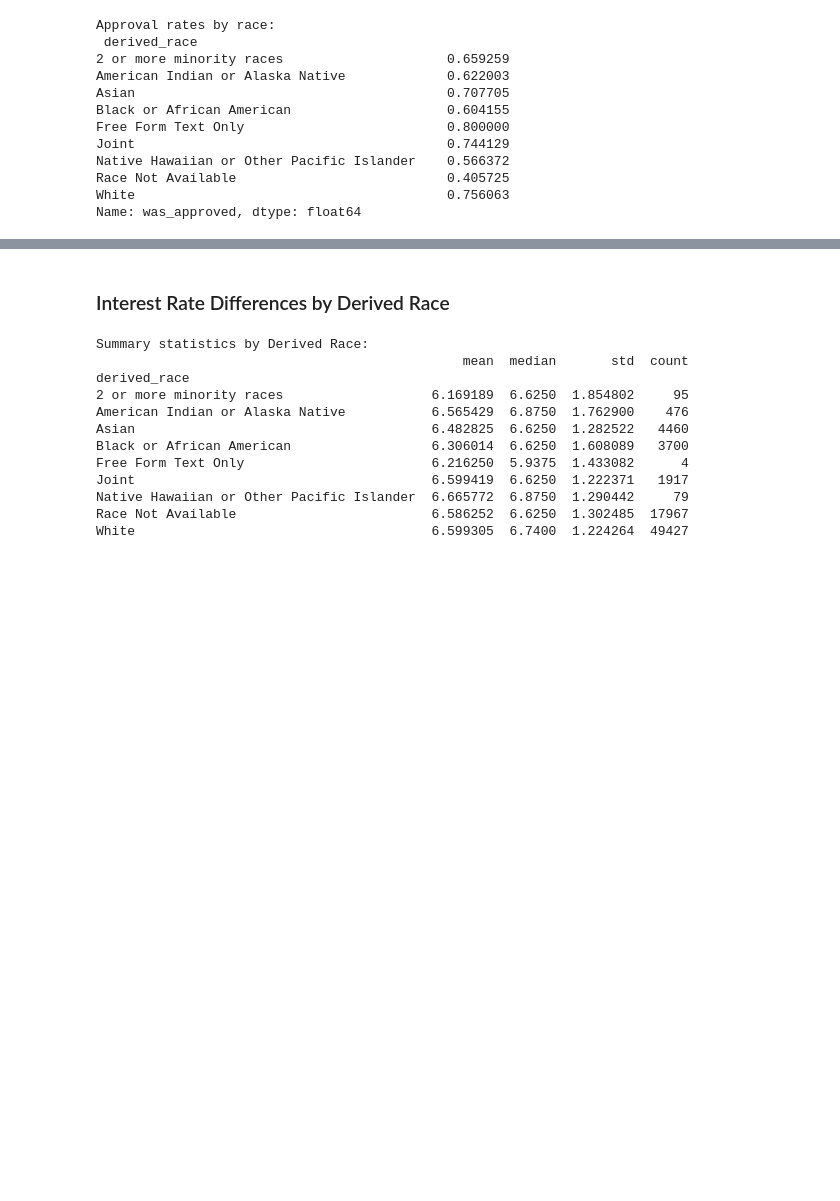
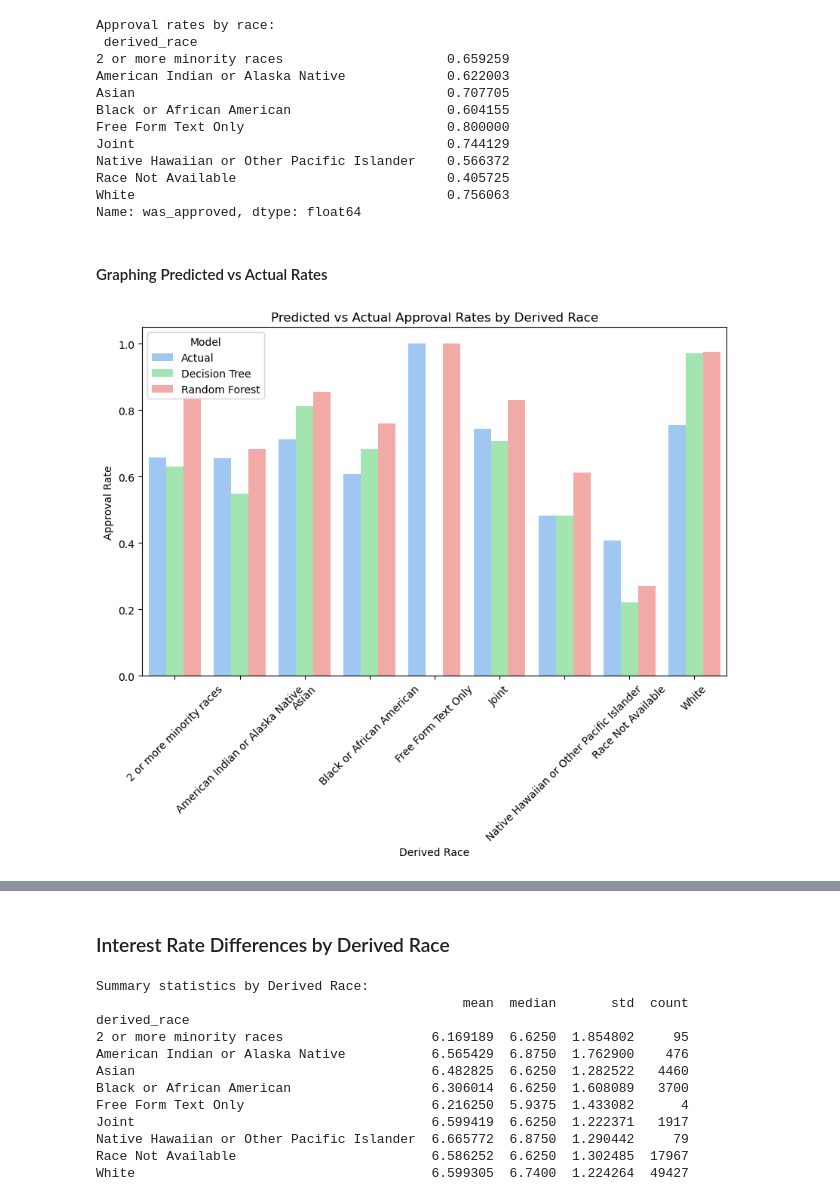
Before and after one commit to IMOsbo/DATA6550-Housing-Bias, a Jupyter notebook: Code/Woods/Module4_WoodsK.ipynb, the cells around one changed output, grey strips where cells are left out. Cells and saved outputs as stored; diff of their text form; code cells hidden in the pictures; blank space fills up the shorter version.

```diff
--- a/Code/Woods/Module4_WoodsK.ipynb
+++ b/Code/Woods/Module4_WoodsK.ipynb
@@ -242,3 +243,39 @@ Native Hawaiian or Other Pacific Islander    0.566372
 Race Not Available                           0.405725
 White                                        0.756063
 Name: was_approved, dtype: float64
+# %% [markdown]
+#### Graphing Predicted vs Actual Rates
+# %%
+#Compute actual approval rate
+actual_rate = y_test.groupby(sensitive_test).mean()
+
+#Compute predicted approval rate for decision tree model
+predicted_rate_dt = pd.Series(y_pred_dt, index=y_test.index).groupby(sensitive_test).mean()
+
+#Compute predicted approval rate for random forest model
+predicted_rate_rf = pd.Series(y_pred_rf, index=y_test.index).groupby(sensitive_test).mean()
+
+#Creating dataframe with computed rates
+df_rates = pd.DataFrame({
+    'derived_race': actual_rate.index,
+    'Actual': actual_rate.values,
+    'Decision Tree': predicted_rate_dt.values,
+    'Random Forest': predicted_rate_rf.values
+})
+
+#Melt dataframe to long format for seaborn barplot
+df_melted = df_rates.melt(id_vars='derived_race', var_name='Model', value_name='Approval Rate')
+
+#Grouped bar plot
+plt.figure(figsize=(10, 6))
+sns.barplot(data=df_melted, x='derived_race', y='Approval Rate', hue='Model')
+
+plt.xticks(rotation=45)
+
+plt.title("Predicted vs Actual Approval Rates by Derived Race")
+plt.xlabel("Derived Race")
+plt.ylabel("Approval Rate")
+plt.legend(title="Model")
+plt.show()
+# %% [output]
+[figure, added]
```
Also changed, not shown: parts of 5 cells of this notebook.
